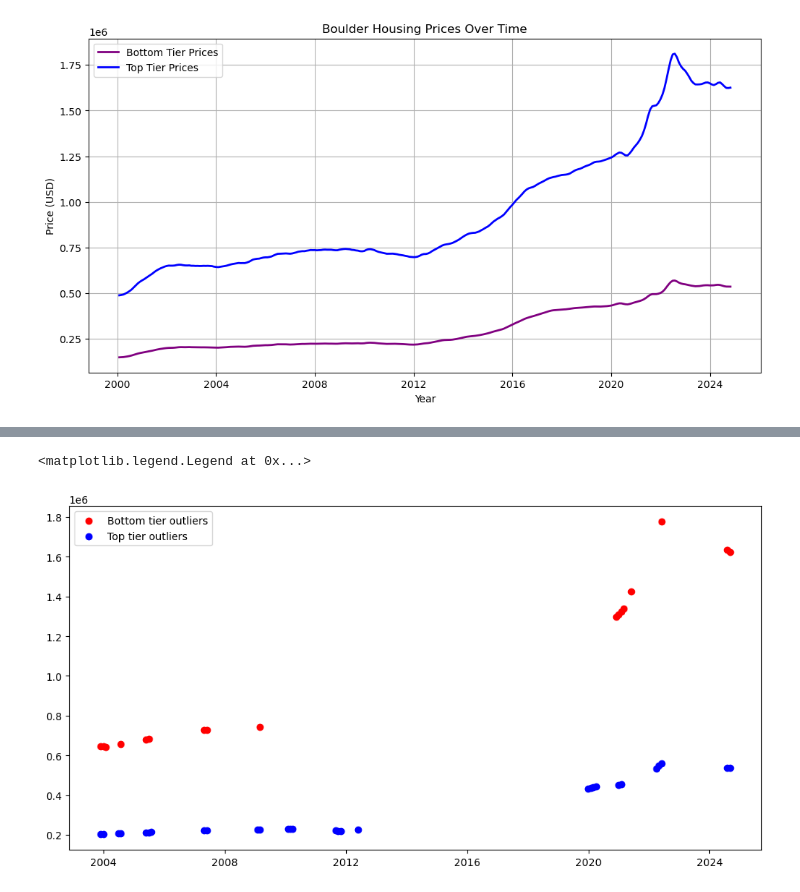
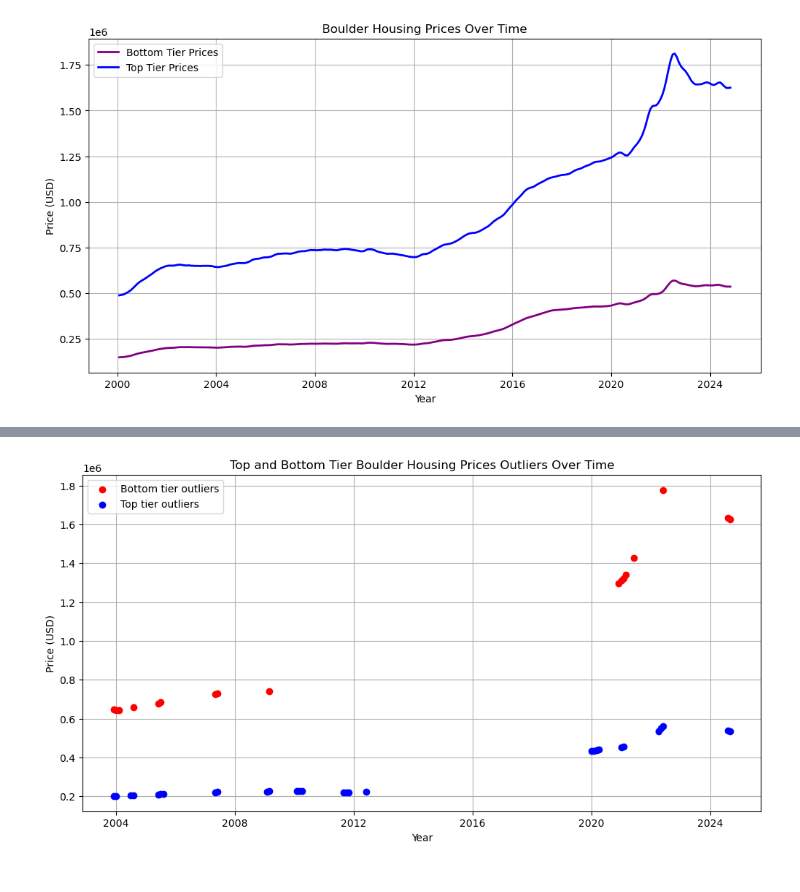
Before and after one commit to SUPERINTIALD/CSCI_4502_5502_Data_Mining_Final_Project, a Jupyter notebook: Outlier_Analysis.ipynb, the cells around one changed output, grey strips where cells are left out. Drawn from its saved outputs; the diff is of its cells as text; code cells hidden in the pictures.

```diff
--- a/Outlier_Analysis.ipynb
+++ b/Outlier_Analysis.ipynb
@@ -127,8 +149,14 @@ plt.show()
 # %%
+#displaying both top and bottom tier outliers together to look for patterns.
 plt.figure(figsize=(12, 6))
 plt.scatter(boulder_top_tier.index[boulder_top_tier["Outlier"]], boulder_top_tier["Price"][boulder_top_tier["Outlier"]], color="red", label="Bottom tier outliers", zorder=5)
 plt.scatter(boulder_bottom_tier.index[boulder_bottom_tier["Outlier"]], boulder_bottom_tier["Price"][boulder_bottom_tier["Outlier"]], color = "blue", label="Top tier outliers", zorder=5)
+plt.title("Top and Bottom Tier Boulder Housing Prices Outliers Over Time")
+plt.xlabel("Year")
+plt.ylabel("Price (USD)")
 plt.legend()
+plt.grid(True)
+
+plt.show()
 # %% [output]
-<matplotlib.legend.Legend at 0x...>
-[figure, old version]
+[figure, new version]
```
Also changed, not shown: parts of 9 cells of this notebook.
